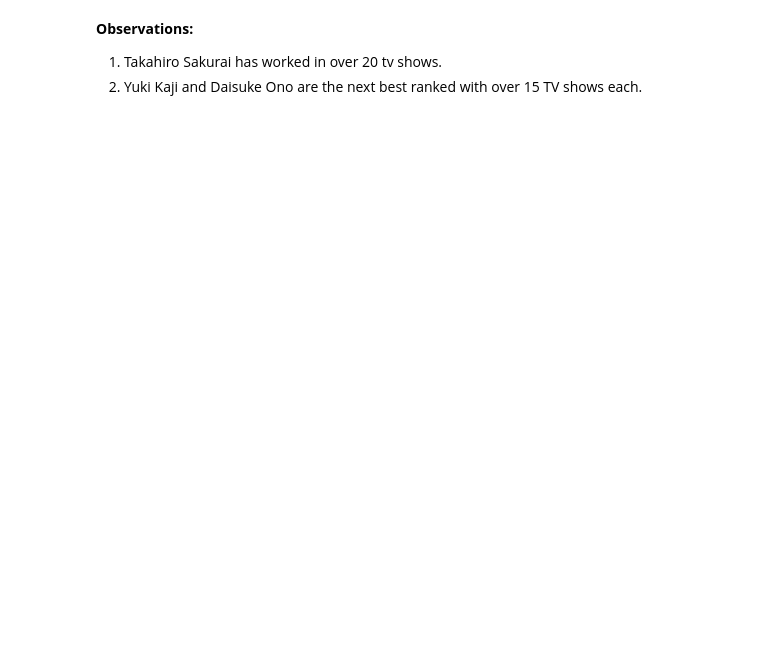
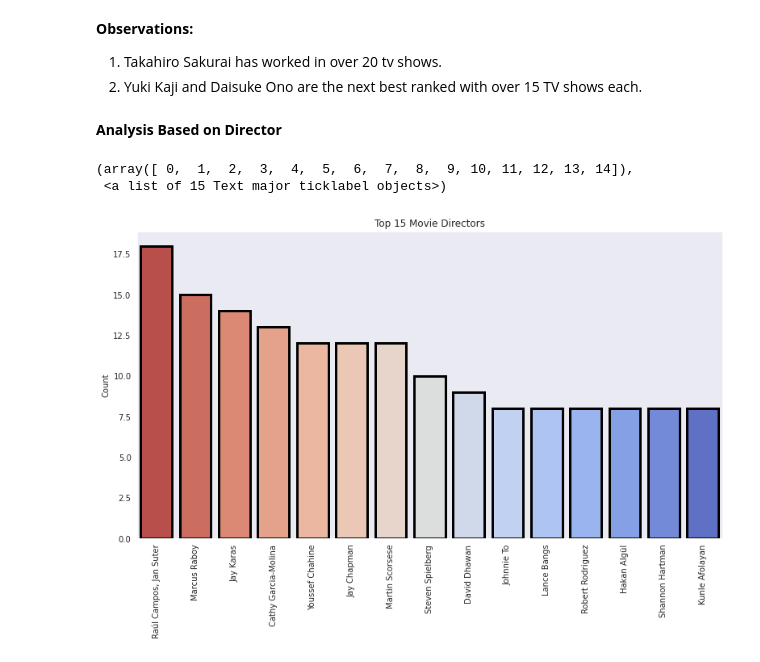
Before and after one commit to keerthibehara/Netflix_Movies_And_TV_Shows_Clustering, a Jupyter notebook: NETFLIX_MOVIES_AND_TV_SHOWS_CLUSTERING_B_Sai_Keerthi.ipynb, the cells around one changed output. Cells and saved outputs as stored; diff of their text form; code cells hidden in the pictures; blank space fills up the shorter version.

```diff
--- a/NETFLIX_MOVIES_AND_TV_SHOWS_CLUSTERING_B_Sai_Keerthi.ipynb
+++ b/NETFLIX_MOVIES_AND_TV_SHOWS_CLUSTERING_B_Sai_Keerthi.ipynb
@@ -658,3 +659,18 @@ Text(0, 0.5, 'Count of movies')
 
 1. Takahiro Sakurai has worked in over 20 tv shows.
 2. Yuki Kaji and Daisuke Ono are the next best ranked with over 15 TV shows each.
+# %% [markdown]
+**Analysis Based on Director**
+# %%
+# Top 15 Movie Directors
+plt.figure(figsize=(13,7))
+x=df_movies['director'].value_counts().index[1:16]
+y=df_movies['director'].value_counts().values[1:16]
+ax=sns.barplot(x,y,lw=3, ec='black' , palette='coolwarm_r')
+plt.title('Top 15 Movie Directors')
+plt.ylabel('Count')
+plt.xticks(rotation = 90, fontsize=10)
+# %% [output]
+(array([ 0,  1,  2,  3,  4,  5,  6,  7,  8,  9, 10, 11, 12, 13, 14]),
+ <a list of 15 Text major ticklabel objects>)
+[figure, added]
```
Also changed, not shown: parts of 40 cells of this notebook.
